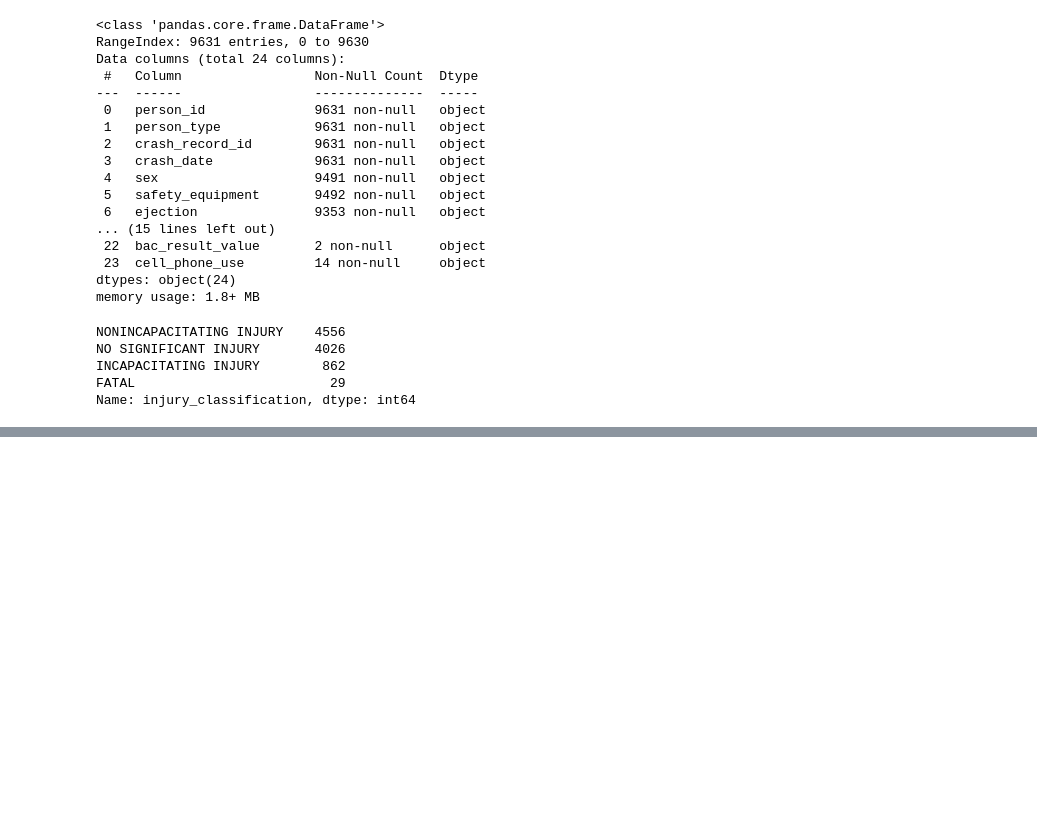
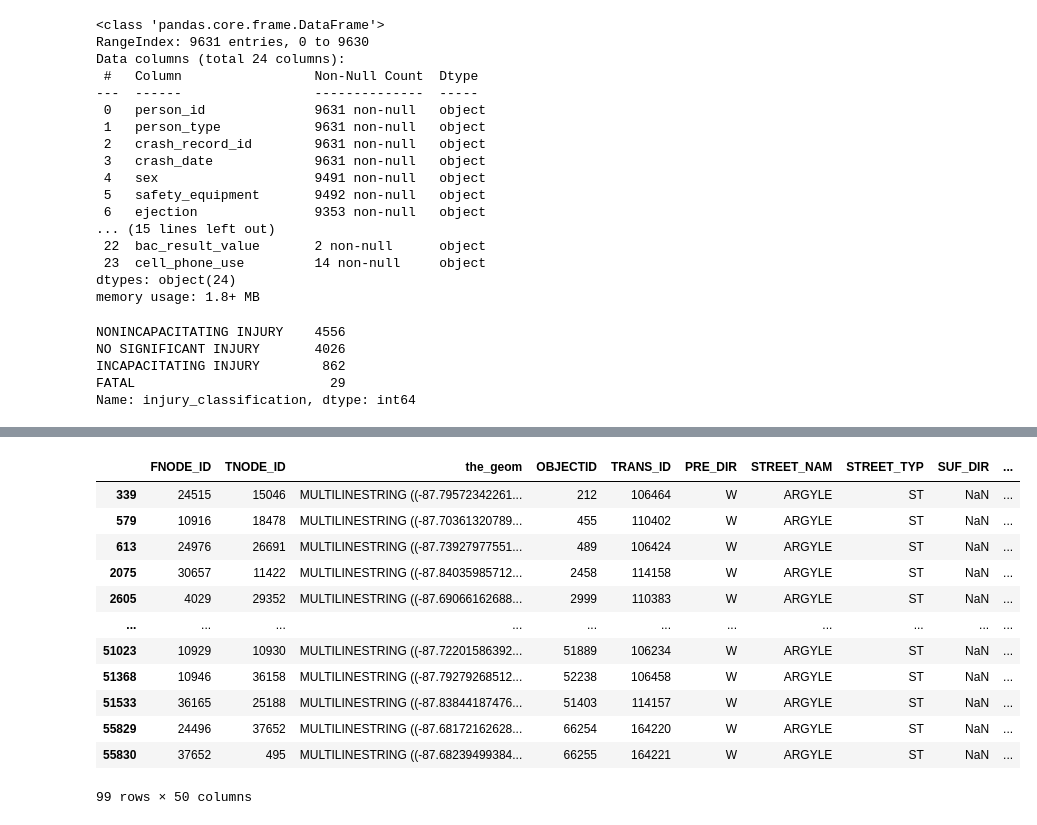
Before and after one commit to canderson197/Chicago-Traffic-Violence-Peds-Cyclists, a Jupyter notebook: data cleaning.ipynb, the cells around one changed output, grey strips where cells are left out. Cells and saved outputs as stored; diff of their text form; code cells hidden in the pictures; blank space fills up the shorter version.

```diff
--- a/data cleaning.ipynb
+++ b/data cleaning.ipynb
@@ -453,0 +353,2 @@ cyclist_fatal_cluster_map
+# %%
+street_center_lines = pd.read_csv('data/transportation.csv')
@@ -453,0 +361,7 @@ cyclist_fatal_cluster_map
+# %%
+from shapely import wkt
+street_center_lines['the_geom'] = street_center_lines['the_geom'].apply(wkt.loads)
+#gpd.GeoSeries.from_wkt(street_center_lines['the_geom'])
+# %%
+street_center_lines = street_center_lines[['the_geom','CLASS']]
+street_center_lines.loc[1,'the_geom']
@@ -453,0 +483,17 @@ cyclist_fatal_cluster_map
+# %%
+street = 'ARGYLE'
+street_center_lines[street_center_lines['STREET_NAM'] == 'ARGYLE']
+# %% [output]
+|  | FNODE_ID | TNODE_ID | the_geom | OBJECTID | TRANS_ID | PRE_DIR | STREET_NAM | STREET_TYP | SUF_DIR | ... |
+| 339 | 24515 | 15046 | MULTILINESTRING ((-87.79572342261... | 212 | 106464 | W | ARGYLE | ST | NaN | ... |
+| 579 | 10916 | 18478 | MULTILINESTRING ((-87.70361320789... | 455 | 110402 | W | ARGYLE | ST | NaN | ... |
+| 613 | 24976 | 26691 | MULTILINESTRING ((-87.73927977551... | 489 | 106424 | W | ARGYLE | ST | NaN | ... |
+| 2075 | 30657 | 11422 | MULTILINESTRING ((-87.84035985712... | 2458 | 114158 | W | ARGYLE | ST | NaN | ... |
+| 2605 | 4029 | 29352 | MULTILINESTRING ((-87.69066162688... | 2999 | 110383 | W | ARGYLE | ST | NaN | ... |
+| ... | ... | ... | ... | ... | ... | ... | ... | ... | ... | ... |
+| 51023 | 10929 | 10930 | MULTILINESTRING ((-87.72201586392... | 51889 | 106234 | W | ARGYLE | ST | NaN | ... |
+| 51368 | 10946 | 36158 | MULTILINESTRING ((-87.79279268512... | 52238 | 106458 | W | ARGYLE | ST | NaN | ... |
+| 51533 | 36165 | 25188 | MULTILINESTRING ((-87.83844187476... | 51403 | 114157 | W | ARGYLE | ST | NaN | ... |
+| 55829 | 24496 | 37652 | MULTILINESTRING ((-87.68172162628... | 66254 | 164220 | W | ARGYLE | ST | NaN | ... |
+| 55830 | 37652 | 495 | MULTILINESTRING ((-87.68239499384... | 66255 | 164221 | W | ARGYLE | ST | NaN | ... |
+99 rows × 50 columns
```
Also changed, not shown: parts of 50 cells of this notebook, 1 other file.
